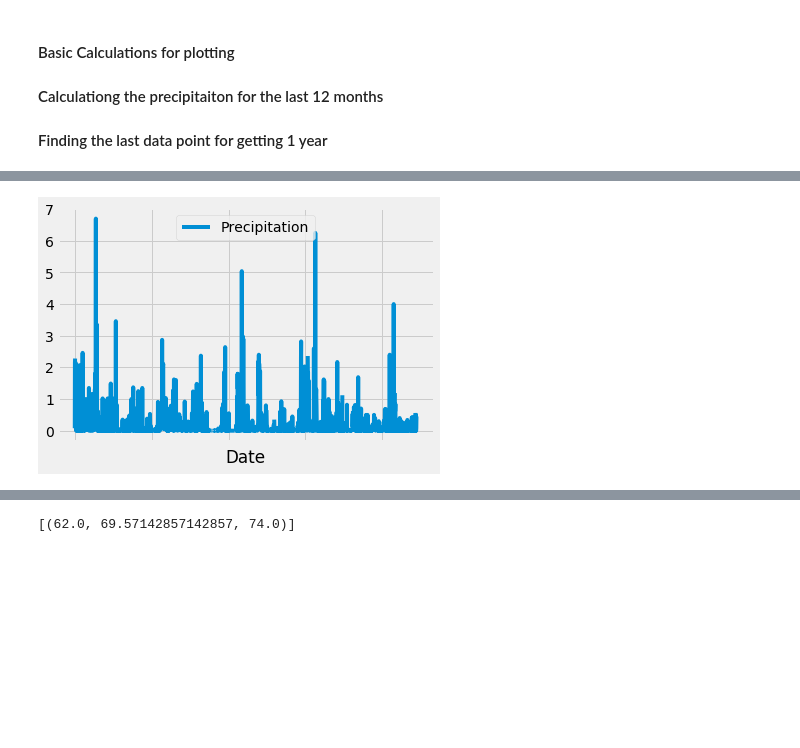
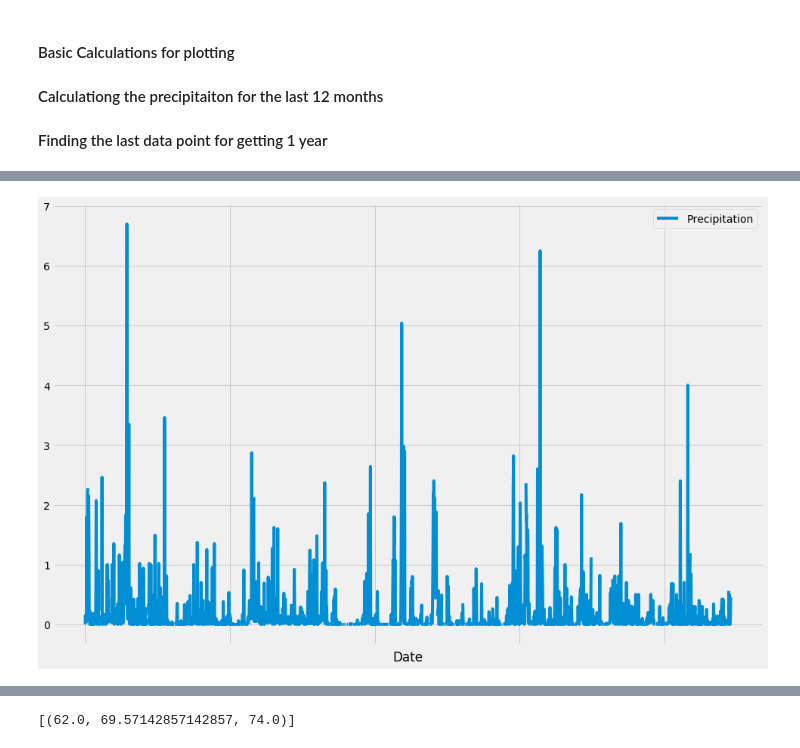
Before and after one commit to vijjikomali/Alchemy-SQL-, a Jupyter notebook: climate_starter.ipynb, the cells around one changed output, grey strips where cells are left out. Saved outputs shown, nothing was run; the diff lists cells and outputs as text; code cells hidden in the pictures; blank space fills up the shorter version.

```diff
--- a/climate_starter.ipynb
+++ b/climate_starter.ipynb
@@ -188,13 +188,12 @@ presp_df.set_index("date").head()
 # %%
 # Use Pandas Plotting with Matplotlib to plot the data
 presp_df.plot("date", "prcp")
 plt.xlabel("Date")
-
 plt.legend(["Precipitation"])
-#plt.tight_layout()
+plt.rcParams["figure.figsize"] = (15,8)
 plt.show()
 # %% [output]
-[figure, old version]
+[figure, new version]
 # %% [markdown]
 ![precipitation](Images/precipitation.png)
 # %%
```
Also changed, not shown: parts of 15 cells of this notebook.
